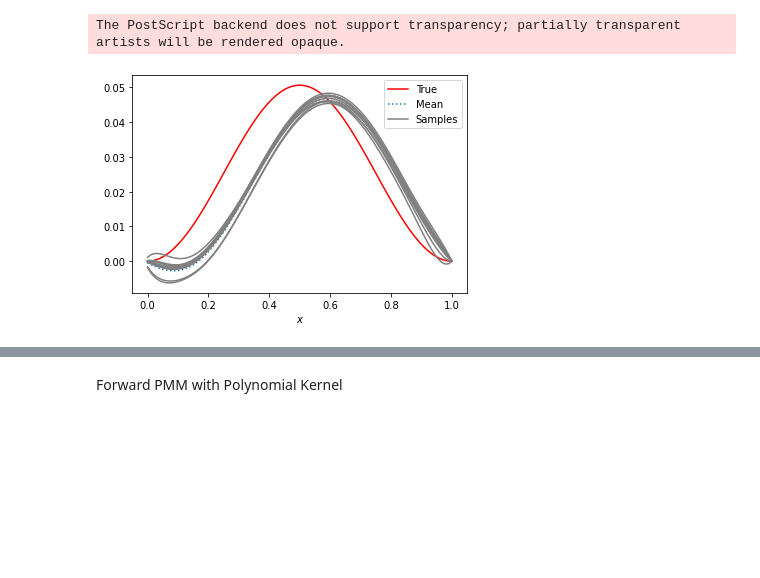
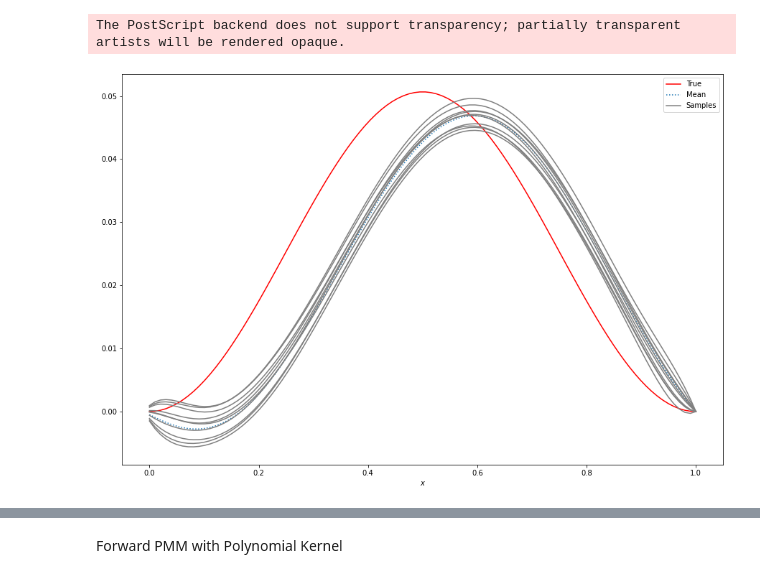
Before and after one commit to MrzLen/MSc_Thesis, a Jupyter notebook: poisson.ipynb, the cells around one changed output, grey strips where cells are left out. Saved outputs shown, nothing was run; the diff lists cells and outputs as text; code cells hidden in the pictures; blank space fills up the shorter version.

```diff
--- a/poisson.ipynb
+++ b/poisson.ipynb
@@ -86,13 +62,14 @@ The PostScript backend does not support transparency; partially transparent arti
 # %%
 sample = np.random.multivariate_normal(mean1, var1, size=10)
+plt.figure(figsize = (15,10))
 plt.plot(np.linspace(0, 1, N), real_u(np.linspace(0, 1, N)), color = 'r')
 plt.plot(np.linspace(0, 1, N),  mean1, linestyle = 'dotted')
 plt.plot(np.linspace(0, 1, N),  sample.T, color = 'grey')
 plt.xlabel(r'$x$')
 plt.legend(['True', 'Mean', 'Samples'])
 plt.savefig('2.eps', format='eps')
 # %% [output]
 The PostScript backend does not support transparency; partially transparent artists will be rendered opaque.
-[figure, old version]
+[figure, new version]
 # %%
 mean2, var2 = poisson.posterior(X, 16, 2)
```
Also changed, not shown: parts of 8 cells of this notebook, 10 other files.
